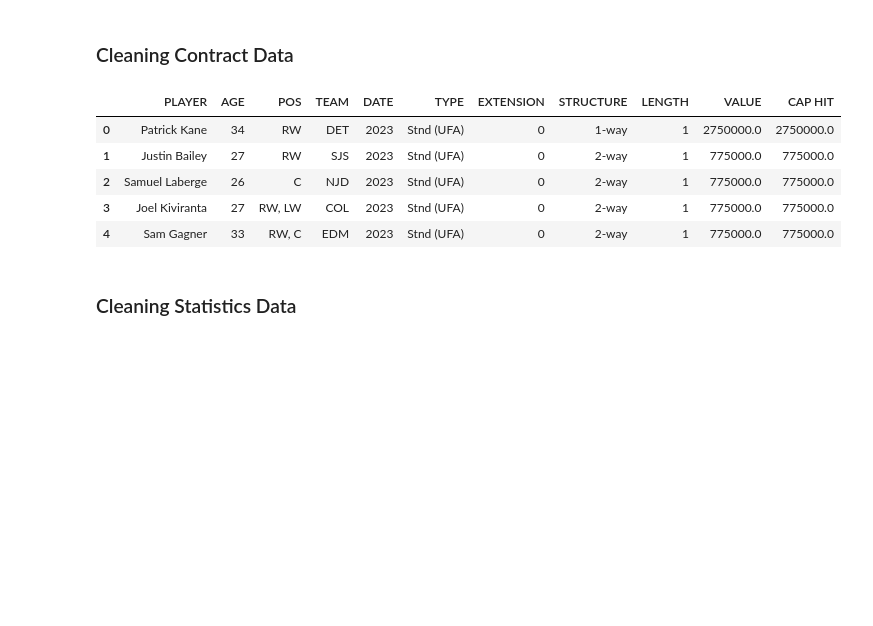
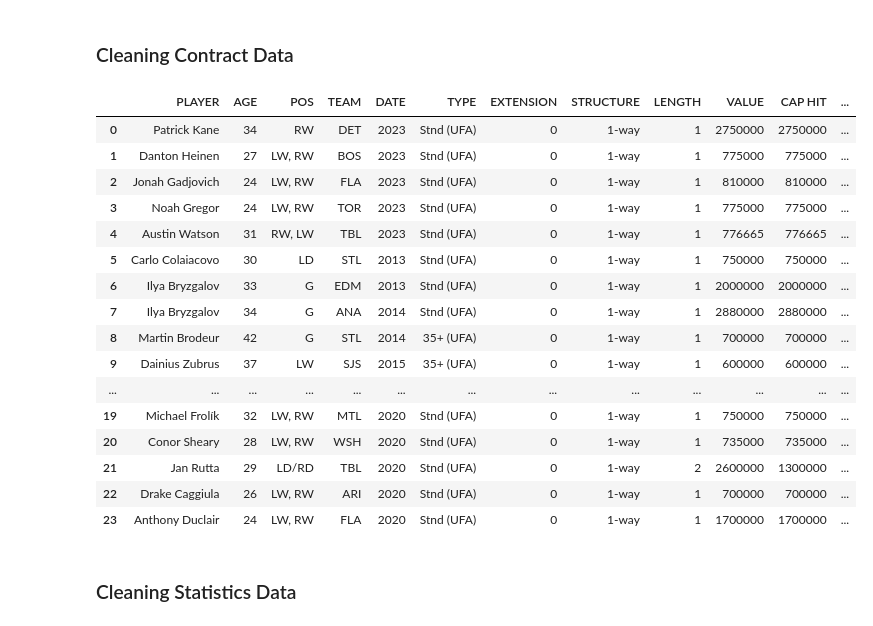
Before and after one commit to lukekerwin/DS-320_Project, a Jupyter notebook: Luke/main.ipynb, the cells around one changed output. Cells and saved outputs as stored; diff of their text form; code cells hidden in the pictures; blank space fills up the shorter version.

```diff
--- a/Luke/main.ipynb
+++ b/Luke/main.ipynb
@@ -92,24 +101,40 @@ Now that we have the data, we need to clean it and prepare it for analysis. As I
 # %%
 # Remove PLAYER.1
 cleaned_contracts = contracts.drop(columns=['PLAYER.1'])
+
 # Data formatting
-cleaned_contracts['DATE'] = pd.to_datetime(cleaned_contracts['DATE']).dt.year
-cleaned_contracts['VALUE'] = cleaned_contracts['VALUE'].str.replace('$', '').str.replace(',', '').astype(float)
-cleaned_contracts['CAP HIT'] = cleaned_contracts['CAP HIT'].str.replace('$', '').str.replace(',', '').astype(float)
+cleaned_contracts['DATE'] = cleaned_contracts['DATE'].str[-4:].astype(int)
+cleaned_contracts['VALUE'] = cleaned_contracts['VALUE'].str.replace('$', '').str.replace(',', '').astype(float).round(2)
+cleaned_contracts['CAP HIT'] = cleaned_contracts['CAP HIT'].str.replace('$', '').str.replace(',', '').astype(float).round(2)
 cleaned_contracts['EXTENSION'] = cleaned_contracts['EXTENSION'].str.replace('✔', '1').fillna(0).astype(int)
 
 # Removing data we dont want
 cleaned_contracts = cleaned_contracts[cleaned_contracts['TYPE'].isin(['Stnd (UFA)','35+ (UFA)'])]
+cleaned_contracts = cleaned_contracts[cleaned_contracts['STRUCTURE']=='1-way']
 cleaned_contracts = cleaned_contracts[cleaned_contracts['EXTENSION']==0].reset_index(drop=True)
-cleaned_contracts.to_csv('data/cleaned_contracts.csv', index=False)
-cleaned_contracts.head()
+cleaned_contracts['id'] = cleaned_contracts['PLAYER'].str.replace(' ', '').str.replace("'", '') + cleaned_contracts['DATE'].astype(int).astype(str)
+cleaned_contracts = cleaned_contracts.drop_duplicates().reset_index(drop=True)
+cleaned_contracts['VALUE'] = cleaned_contracts['VALUE'].astype(int)
+cleaned_contracts['CAP HIT'] = cleaned_contracts['CAP HIT'].astype(int)
+cleaned_contracts
 # %% [output]
-|  | PLAYER | AGE | POS | TEAM | DATE | TYPE | EXTENSION | STRUCTURE | LENGTH | VALUE | CAP HIT |
-| 0 | Patrick Kane | 34 | RW | DET | 2023 | Stnd (UFA) | 0 | 1-way | 1 | 2750000.0 | 2750000.0 |
-| 1 | Justin Bailey | 27 | RW | SJS | 2023 | Stnd (UFA) | 0 | 2-way | 1 | 775000.0 | 775000.0 |
-| 2 | Samuel Laberge | 26 | C | NJD | 2023 | Stnd (UFA) | 0 | 2-way | 1 | 775000.0 | 775000.0 |
-| 3 | Joel Kiviranta | 27 | RW, LW | COL | 2023 | Stnd (UFA) | 0 | 2-way | 1 | 775000.0 | 775000.0 |
-| 4 | Sam Gagner | 33 | RW, C | EDM | 2023 | Stnd (UFA) | 0 | 2-way | 1 | 775000.0 | 775000.0 |
+|  | PLAYER | AGE | POS | TEAM | DATE | TYPE | EXTENSION | STRUCTURE | LENGTH | VALUE | CAP HIT | ... |
+| 0 | Patrick Kane | 34 | RW | DET | 2023 | Stnd (UFA) | 0 | 1-way | 1 | 2750000 | 2750000 | ... |
+| 1 | Danton Heinen | 27 | LW, RW | BOS | 2023 | Stnd (UFA) | 0 | 1-way | 1 | 775000 | 775000 | ... |
+| 2 | Jonah Gadjovich | 24 | LW, RW | FLA | 2023 | Stnd (UFA) | 0 | 1-way | 1 | 810000 | 810000 | ... |
+| 3 | Noah Gregor | 24 | LW, RW | TOR | 2023 | Stnd (UFA) | 0 | 1-way | 1 | 775000 | 775000 | ... |
+| 4 | Austin Watson | 31 | RW, LW | TBL | 2023 | Stnd (UFA) | 0 | 1-way | 1 | 776665 | 776665 | ... |
+| 5 | Carlo Colaiacovo | 30 | LD | STL | 2013 | Stnd (UFA) | 0 | 1-way | 1 | 750000 | 750000 | ... |
+| 6 | Ilya Bryzgalov | 33 | G | EDM | 2013 | Stnd (UFA) | 0 | 1-way | 1 | 2000000 | 2000000 | ... |
+| 7 | Ilya Bryzgalov | 34 | G | ANA | 2014 | Stnd (UFA) | 0 | 1-way | 1 | 2880000 | 2880000 | ... |
+| 8 | Martin Brodeur | 42 | G | STL | 2014 | 35+ (UFA) | 0 | 1-way | 1 | 700000 | 700000 | ... |
+| 9 | Dainius Zubrus | 37 | LW | SJS | 2015 | 35+ (UFA) | 0 | 1-way | 1 | 600000 | 600000 | ... |
+| ... | ... | ... | ... | ... | ... | ... | ... | ... | ... | ... | ... | ... |
+| 19 | Michael Frolík | 32 | LW, RW | MTL | 2020 | Stnd (UFA) | 0 | 1-way | 1 | 750000 | 750000 | ... |
+| 20 | Conor Sheary | 28 | LW, RW | WSH | 2020 | Stnd (UFA) | 0 | 1-way | 1 | 735000 | 735000 | ... |
+| 21 | Jan Rutta | 29 | LD/RD | TBL | 2020 | Stnd (UFA) | 0 | 1-way | 2 | 2600000 | 1300000 | ... |
+| 22 | Drake Caggiula | 26 | LW, RW | ARI | 2020 | Stnd (UFA) | 0 | 1-way | 1 | 700000 | 700000 | ... |
+| 23 | Anthony Duclair | 24 | LW, RW | FLA | 2020 | Stnd (UFA) | 0 | 1-way | 1 | 1700000 | 1700000 | ... |
 # %% [markdown]
 ### Cleaning Statistics Data
 # %%
```
Also changed, not shown: parts of 4 cells of this notebook, 11 other files.
